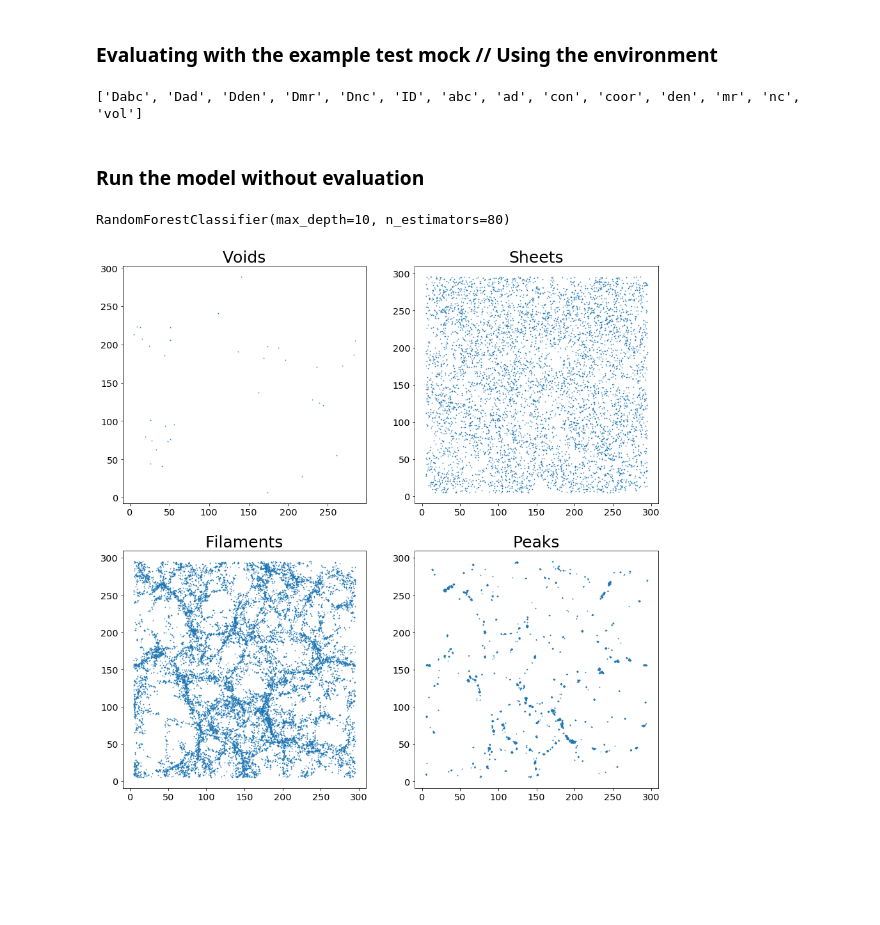
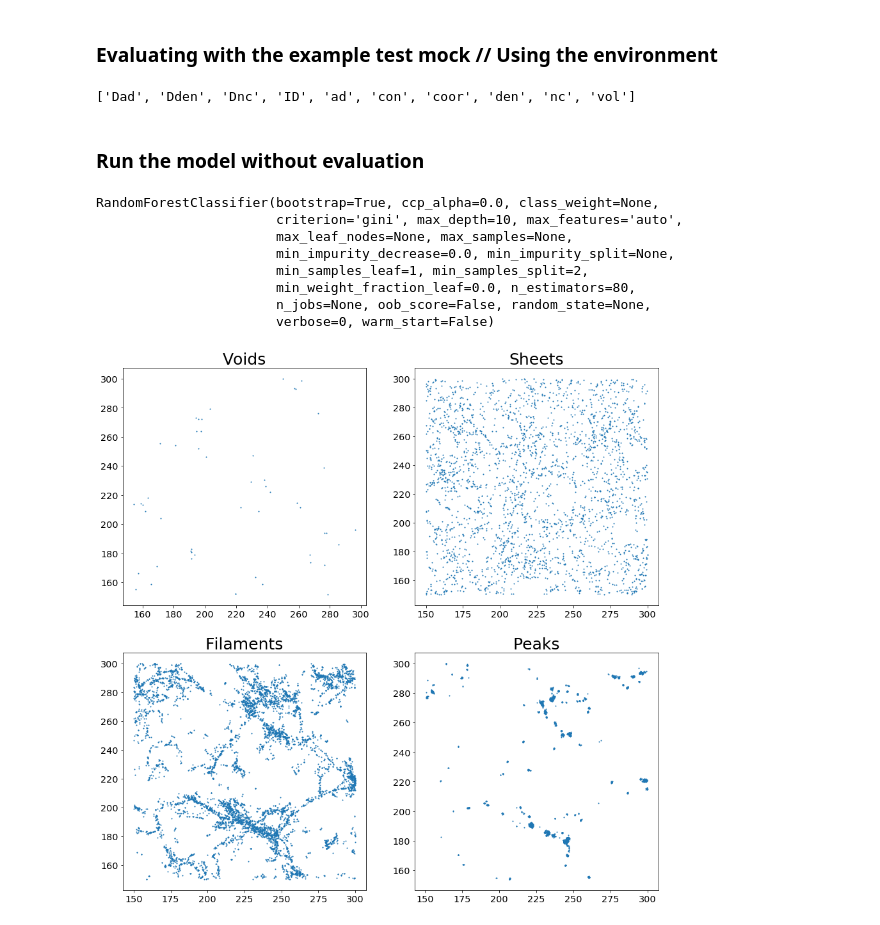
Before and after one commit to jsuarez314/cosmicweb_bsk, a Jupyter notebook: 04_Model.ipynb, the cells around one changed output. Drawn from its saved outputs; the diff is of its cells as text; code cells hidden in the pictures; blank space fills up the shorter version.

```diff
--- a/04_Model.ipynb
+++ b/04_Model.ipynb
@@ -44,11 +44,9 @@ print(headers)
 ID = np.array(f['ID'])
 nc = np.array(f['nc'])
 ad = np.array(f['ad'])
-mr = np.array(f['mr'])
 den = np.array(f['den'])
 Dnc = np.array(f['Dnc'])
 Dad = np.array(f['Dad'])
-Dmr = np.array(f['Dmr'])
 Dden = np.array(f['Dden'])
 f.close()
 
@@ -62,9 +60,9 @@ z = np.array(f['z'])
 f.close()
 
 #------------ Defining the features space
-Xdata = pd.DataFrame({'ad':ad,'nc':nc,'mr':mr,'den':den,'Dad':Dad,'Dnc':Dnc,'Dmr':Dmr,'Dden':Dden}) #
+Xdata = pd.DataFrame({'ad':ad,'nc':nc,'den':den,'Dad':Dad,'Dnc':Dnc,'Dden':Dden}) #
 # %% [output]
-['Dabc', 'Dad', 'Dden', 'Dmr', 'Dnc', 'ID', 'abc', 'ad', 'con', 'coor', 'den', 'mr', 'nc', 'vol']
+['Dad', 'Dden', 'Dnc', 'ID', 'ad', 'con', 'coor', 'den', 'nc', 'vol']
 # %% [markdown]
 ###  Run the model without evaluation
 # %%
@@ -74,36 +72,43 @@ print(clf)
 
 Ypred = clf.predict(Xdata)
 
-ii = (z > 20) & (z < 70)
+ii = (z > (max(z)-min(z))/2 +min(z) -10 ) & (z < (max(z)-min(z))/2 + min(z) +10 )
 
 x_pred_void = x[(Ypred==3) & ii]
 x_pred_sheet = x[(Ypred==2) & ii]
 x_pred_fila = x[(Ypred==1) & ii]
 x_pred_peak = x[(Ypred==0) & ii]
 
 y_pred_void = y[(Ypred==3) & ii]
 y_pred_sheet = y[(Ypred==2) & ii]
 y_pred_fila = y[(Ypred==1) & ii]
 y_pred_peak = y[(Ypred==0) & ii]
 
 
-size = 0.5
+size = 1
 plt.figure(figsize=(15,15))
 plt.subplot(2,2,1)
 plt.title("Voids")
 plt.scatter(x_pred_void,y_pred_void, s=size)
 plt.subplot(2,2,2)
 plt.title("Sheets")
 plt.scatter(x_pred_sheet,y_pred_sheet, s=size)
 plt.subplot(2,2,3)
 plt.title("Filaments")
 plt.scatter(x_pred_fila,y_pred_fila, s=size)
 plt.subplot(2,2,4)
 plt.title("Peaks")
 plt.scatter(x_pred_peak,y_pred_peak, s=size)
 
 plt.savefig('./figures/result.png', bbox_inches='tight', resterized=True, transparent=True)
 plt.show()
 # %% [output]
-RandomForestClassifier(max_depth=10, n_estimators=80)
+RandomForestClassifier(bootstrap=True, ccp_alpha=0.0, class_weight=None,
+                       criterion='gini', max_depth=10, max_features='auto',
+                       max_leaf_nodes=None, max_samples=None,
+                       min_impurity_decrease=0.0, min_impurity_split=None,
+                       min_samples_leaf=1, min_samples_split=2,
+                       min_weight_fraction_leaf=0.0, n_estimators=80,
+                       n_jobs=None, oob_score=False, random_state=None,
+                       verbose=0, warm_start=False)
-[figure, old version]
+[figure, new version]
```
Also changed, not shown: 35 other files.
